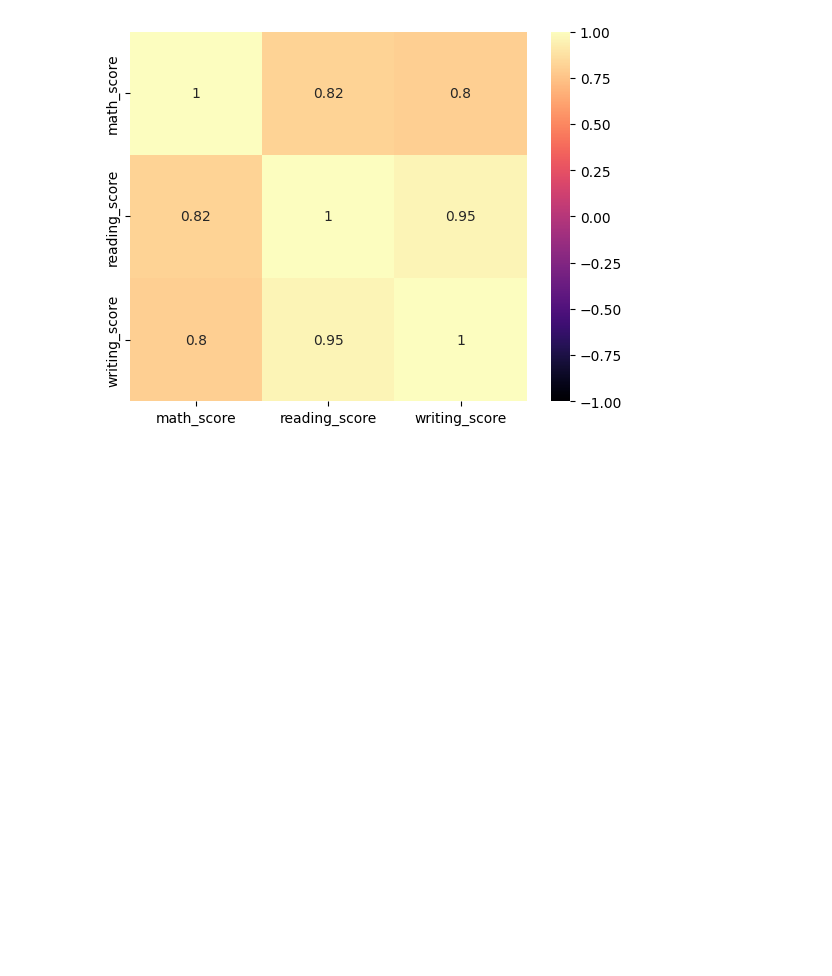
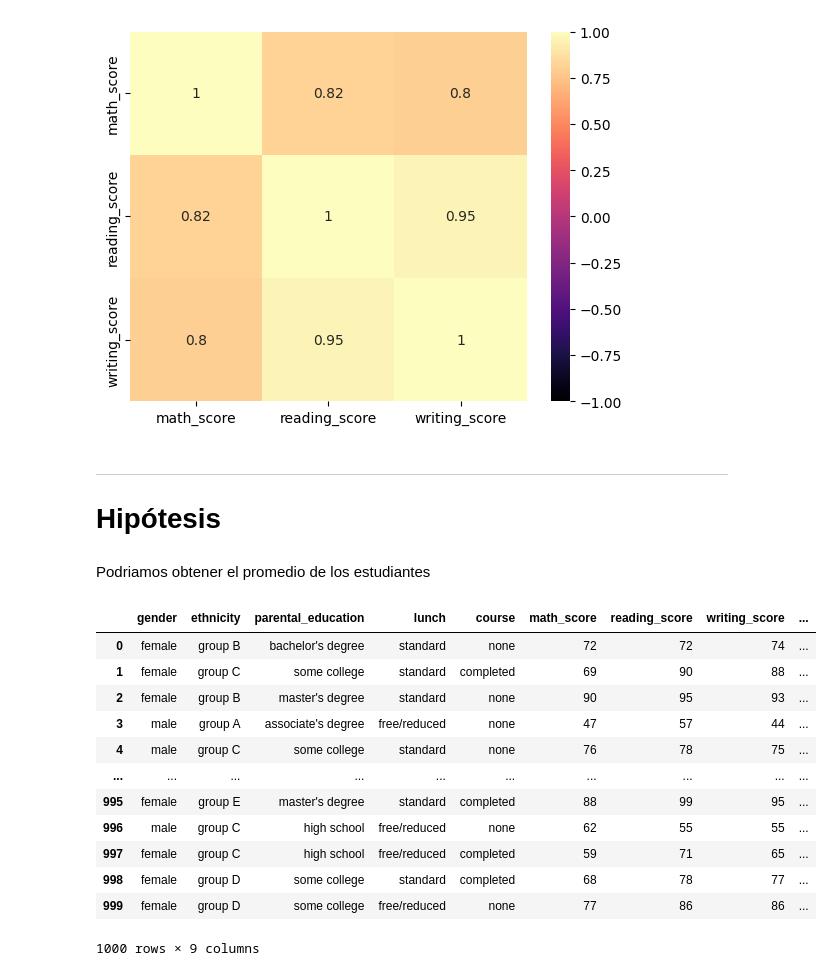
Before and after one commit to Dern965/CienciaDatosTriada, a Jupyter notebook: Proyectos/Unidad1/EDA/Proyecto2_Triada.ipynb, the cells around one changed output. Drawn from its saved outputs; the diff is of its cells as text; code cells hidden in the pictures; blank space fills up the shorter version.

```diff
--- a/Proyectos/Unidad1/EDA/Proyecto2_Triada.ipynb
+++ b/Proyectos/Unidad1/EDA/Proyecto2_Triada.ipynb
@@ -421,3 +421,30 @@ sns.heatmap(sp.corr(),vmin=-1,vmax=1, cmap= 'magma',annot=True)
 # %% [output]
 <Axes: >
 [figure]
+# %% [markdown]
+***
+# Hipótesis
+# %% [markdown]
+Podriamos obtener el promedio de los estudiantes
+# %%
+df_prom = (
+    sp.assign(
+    mean = (sp.math_score + sp.reading_score + sp.writing_score)/3
+    )
+)
+
+df_prom
+# %% [output]
+|  | gender | ethnicity | parental_education | lunch | course | math_score | reading_score | writing_score | ... |
+| 0 | female | group B | bachelor's degree | standard | none | 72 | 72 | 74 | ... |
+| 1 | female | group C | some college | standard | completed | 69 | 90 | 88 | ... |
+| 2 | female | group B | master's degree | standard | none | 90 | 95 | 93 | ... |
+| 3 | male | group A | associate's degree | free/reduced | none | 47 | 57 | 44 | ... |
+| 4 | male | group C | some college | standard | none | 76 | 78 | 75 | ... |
+| ... | ... | ... | ... | ... | ... | ... | ... | ... | ... |
+| 995 | female | group E | master's degree | standard | completed | 88 | 99 | 95 | ... |
+| 996 | male | group C | high school | free/reduced | none | 62 | 55 | 55 | ... |
+| 997 | female | group C | high school | free/reduced | completed | 59 | 71 | 65 | ... |
+| 998 | female | group D | some college | standard | completed | 68 | 78 | 77 | ... |
+| 999 | female | group D | some college | free/reduced | none | 77 | 86 | 86 | ... |
+1000 rows × 9 columns
```
Also changed, not shown: parts of 5 cells of this notebook.
